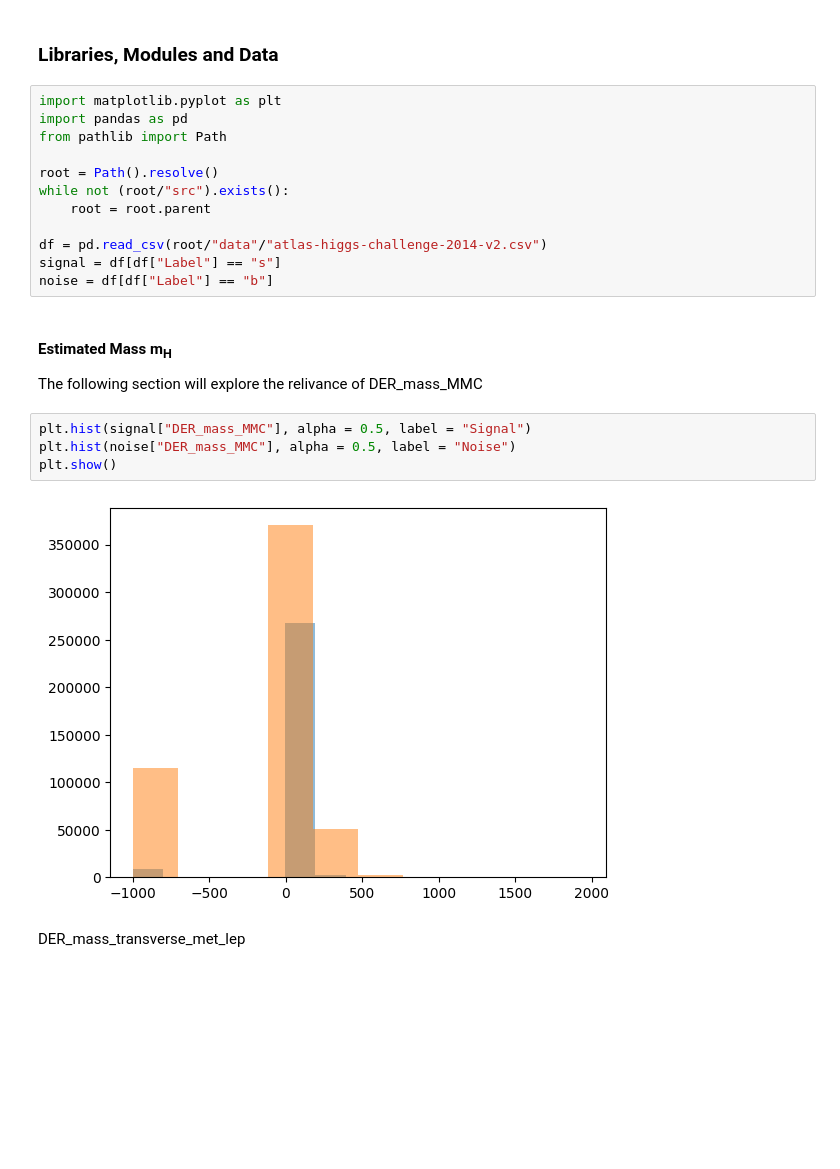
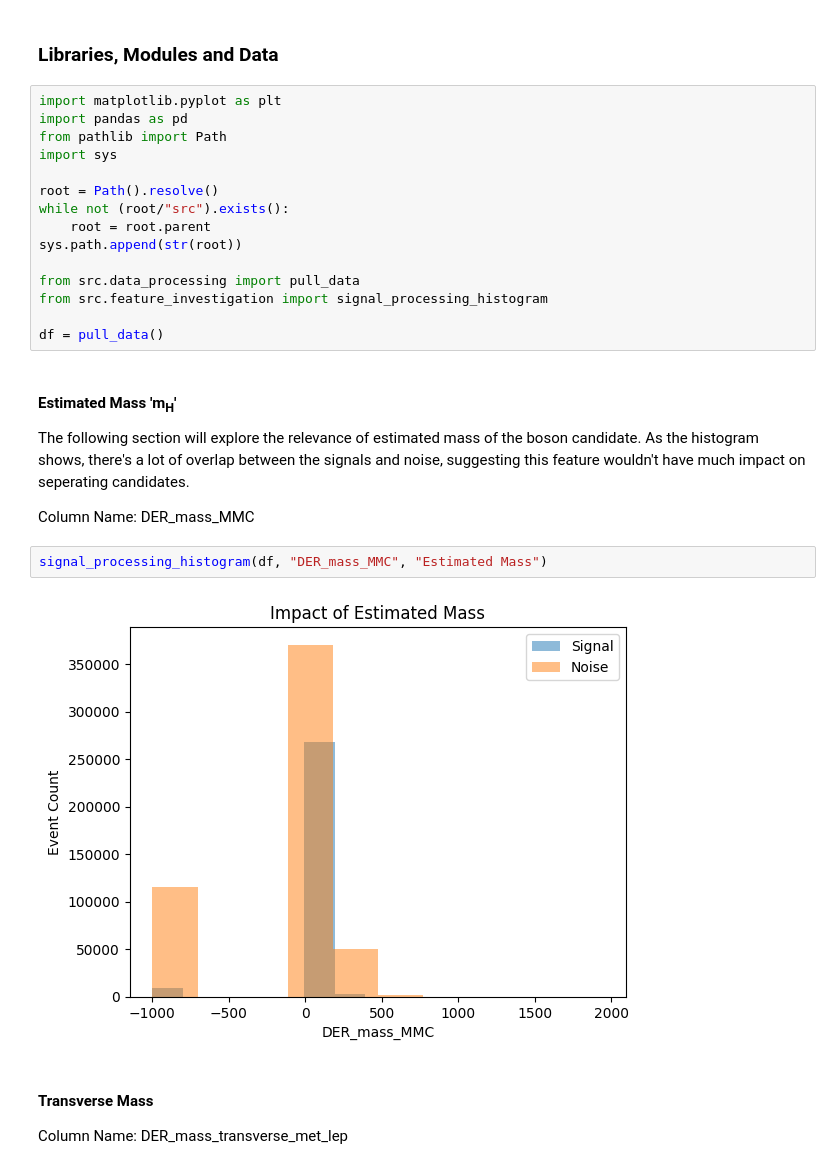
Before and after one commit to BenChurchillUK/Higgs-Boson-Challenge-2014, a Jupyter notebook: notebooks/02_feature_investigation.ipynb, the cells around one changed output. Drawn from its saved outputs; the diff is of its cells as text; blank space fills up the shorter version.

```diff
--- a/notebooks/02_feature_investigation.ipynb
+++ b/notebooks/02_feature_investigation.ipynb
@@ -40,24 +38,27 @@ The following features are defined in CERN's opendata records. https://opendata.
 import matplotlib.pyplot as plt
 import pandas as pd
 from pathlib import Path
+import sys
 
 root = Path().resolve()
 while not (root/"src").exists():
     root = root.parent
+sys.path.append(str(root))
 
-df = pd.read_csv(root/"data"/"atlas-higgs-challenge-2014-v2.csv")
-signal = df[df["Label"] == "s"]
-noise = df[df["Label"] == "b"]
+from src.data_processing import pull_data
+from src.feature_investigation import signal_processing_histogram
+
+df = pull_data()
 # %% [markdown]
-#### Estimated Mass m<sub>H</sub>
+#### Estimated Mass 'm<sub>H</sub>'
+The following section will explore the relevance of estimated mass of the boson candidate. As the histogram shows, there's a lot of overlap between the signals and noise, suggesting this feature wouldn't have much impact on seperating candidates.
 
-The following section will explore the relivance of DER_mass_MMC
+Column Name: DER_mass_MMC
 # %%
-plt.hist(signal["DER_mass_MMC"], alpha = 0.5, label = "Signal")
-plt.hist(noise["DER_mass_MMC"], alpha = 0.5, label = "Noise")
-plt.show()
+signal_processing_histogram(df, "DER_mass_MMC", "Estimated Mass")
 # %% [output]
-[figure, old version]
+[figure, new version]
 # %% [markdown]
-DER_mass_transverse_met_lep
+#### Transverse Mass
+Column Name: DER_mass_transverse_met_lep
 # %%
```
Also changed, not shown: parts of 58 cells of this notebook, 5 other files.
